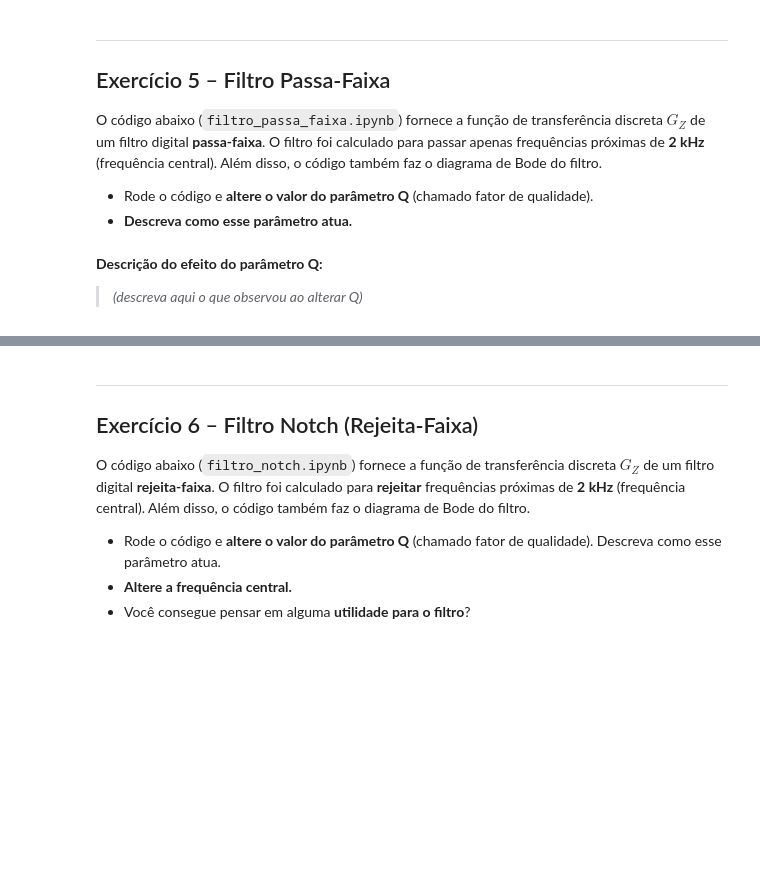
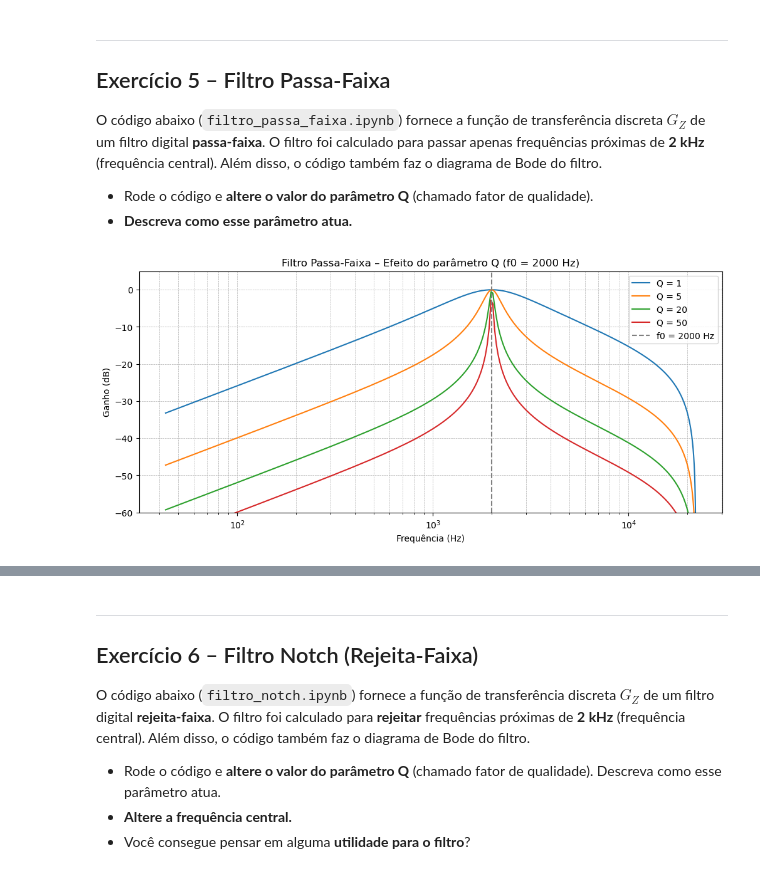
Before and after one commit to kailynmei/hk-projeto7-camadas, a Jupyter notebook: exs7kai.ipynb, the cells around one changed output, grey strips where cells are left out. Drawn from its saved outputs; the diff is of its cells as text; code cells hidden in the pictures; blank space fills up the shorter version.

```diff
--- a/exs7kai.ipynb
+++ b/exs7kai.ipynb
@@ -125,4 +280,39 @@ plt.show()
-# %% [markdown]
-**Descrição do efeito do parâmetro Q:**
-
-> *(descreva aqui o que observou ao alterar Q)*
+# %%
+# Exercício 5 – Filtro passa-faixa com diferentes valores de Q
+# Código base do fornecido (filtro_passa_faixa.ipynb):
+
+fs = 44100            # Sampling rate (Hz)
+f0 = 2000             # Center frequency (Hz)
+valores_Q = [1, 5, 20, 50]  # diferentes valores de Q para comparação
+
+plt.figure(figsize=(12, 5))
+
+# Para cada valor de Q, projetamos um filtro diferente e plotamos sua resposta.
+# Assim conseguimos comparar o efeito do Q num único gráfico.
+for Q in valores_Q:
+
+    # iirpeak projeta o filtro passa-faixa (biquad).
+    # w0 recebe a frequência normalizada: f0 dividido pela frequência de Nyquist (fs/2).
+    # A frequência de Nyquist é o limite máximo representável com essa taxa de amostragem.
+    # Q define a seletividade do filtro.
+    # Retorna b e a: coeficientes do numerador e denominador da função de transferência.
+    b_bp, a_bp = iirpeak(w0=f0/(fs/2), Q=Q)
+
+    # freqz calcula a resposta em frequência do filtro a partir dos coeficientes b e a.
+    # Retorna w (vetor de frequências em Hz) e h (resposta complexa em cada frequência).
+    w_bp, h_bp = freqz(b_bp, a_bp, fs=fs)
+
+    # Plotamos o módulo de h em dB: 20*log10(|h|) é o ganho do filtro em cada frequência.
+    plt.semilogx(w_bp, 20 * np.log10(abs(h_bp)), label=f'Q = {Q}')
+
+plt.title('Filtro Passa-Faixa – Efeito do parâmetro Q (f0 = 2000 Hz)')
+plt.xlabel('Frequência (Hz)')
+plt.ylabel('Ganho (dB)')
+# Linha vertical marcando a frequência central — o pico de todos os filtros deve estar aqui.
+plt.axvline(f0, color='gray', linestyle='--', label='f0 = 2000 Hz')
+plt.ylim(-60, 5)
+plt.grid(which='both', linestyle='--', linewidth=0.5)
+plt.legend()
+plt.show()
+# %% [output]
+[figure, added]
```
Also changed, not shown: parts of 26 cells of this notebook.
